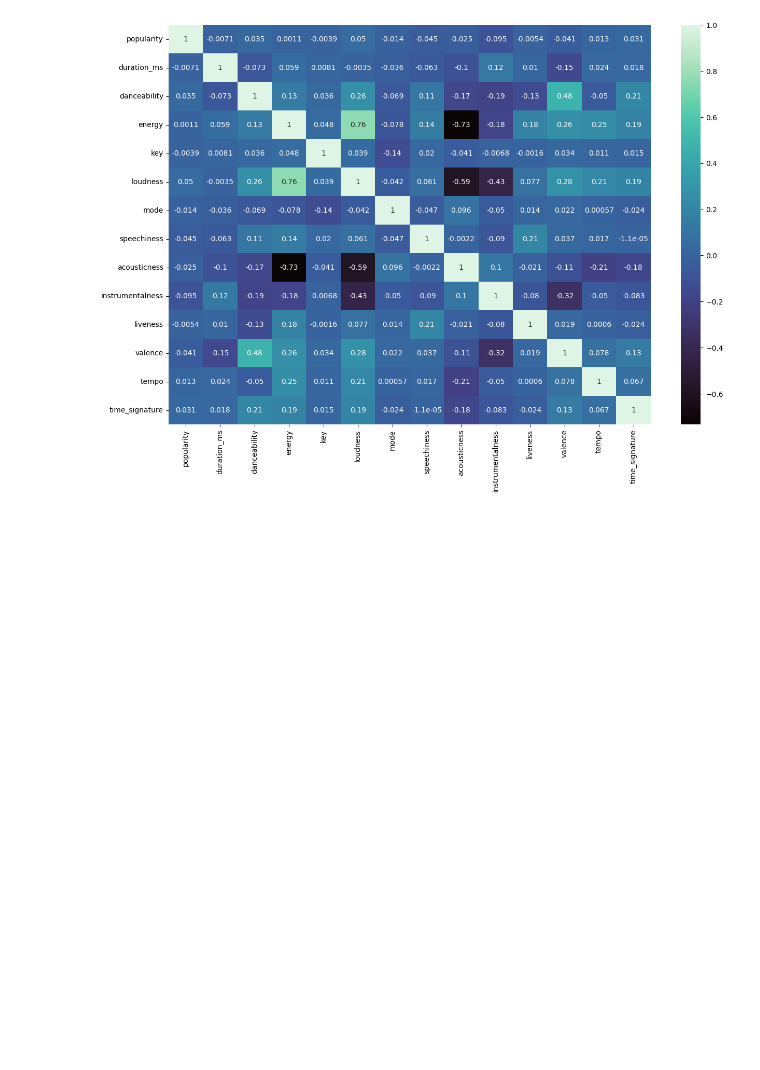
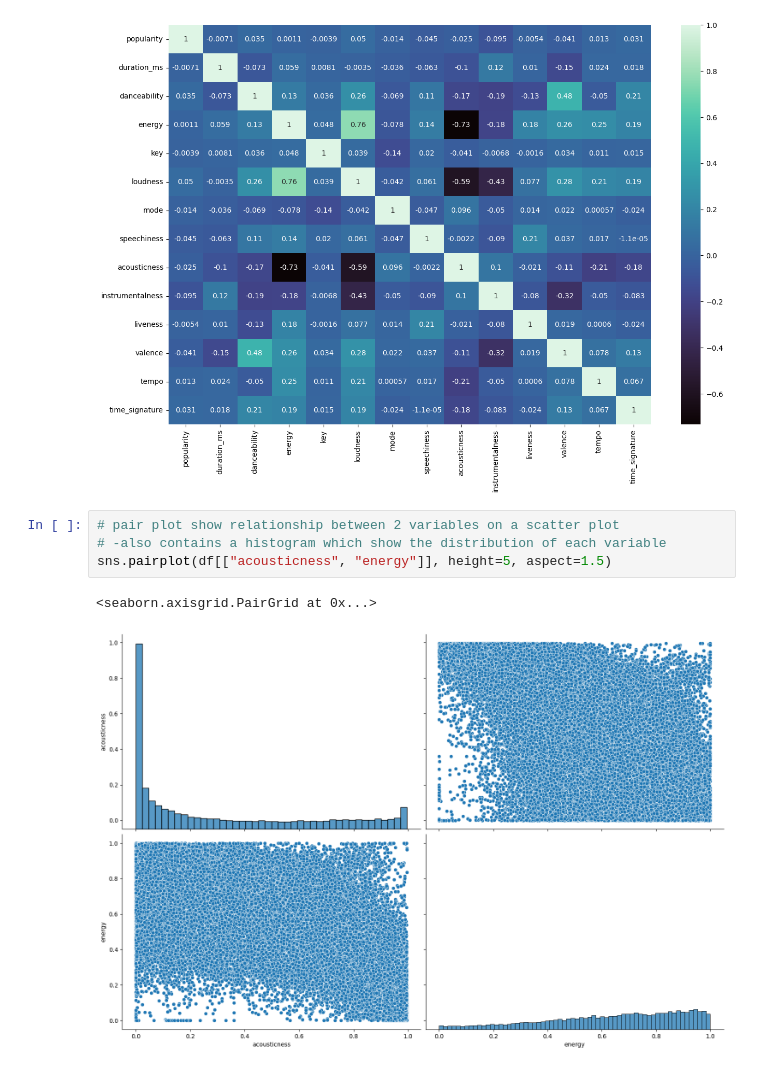
Before and after one commit to CurtisSchneider1/spotify_eda_curtisSchneider, a Jupyter notebook: notebooks/EDA_practice.ipynb, the cells around one changed output. Drawn from its saved outputs; the diff is of its cells as text; blank space fills up the shorter version.

Commit message:
added pair plots

```diff
--- a/notebooks/EDA_practice.ipynb
+++ b/notebooks/EDA_practice.ipynb
@@ -227,3 +227,10 @@ sns.heatmap(df_corr, annot=True, cmap='mako')       # cmap is color palette
 # %% [output]
 <Axes: >
 [figure]
+# %%
+# pair plot show relationship between 2 variables on a scatter plot
+# -also contains a histogram which show the distribution of each variable
+sns.pairplot(df[["acousticness", "energy"]], height=5, aspect=1.5)
+# %% [output]
+<seaborn.axisgrid.PairGrid at 0x...>
+[figure, added]
```
Also changed, not shown: parts of 1 cell of this notebook.
